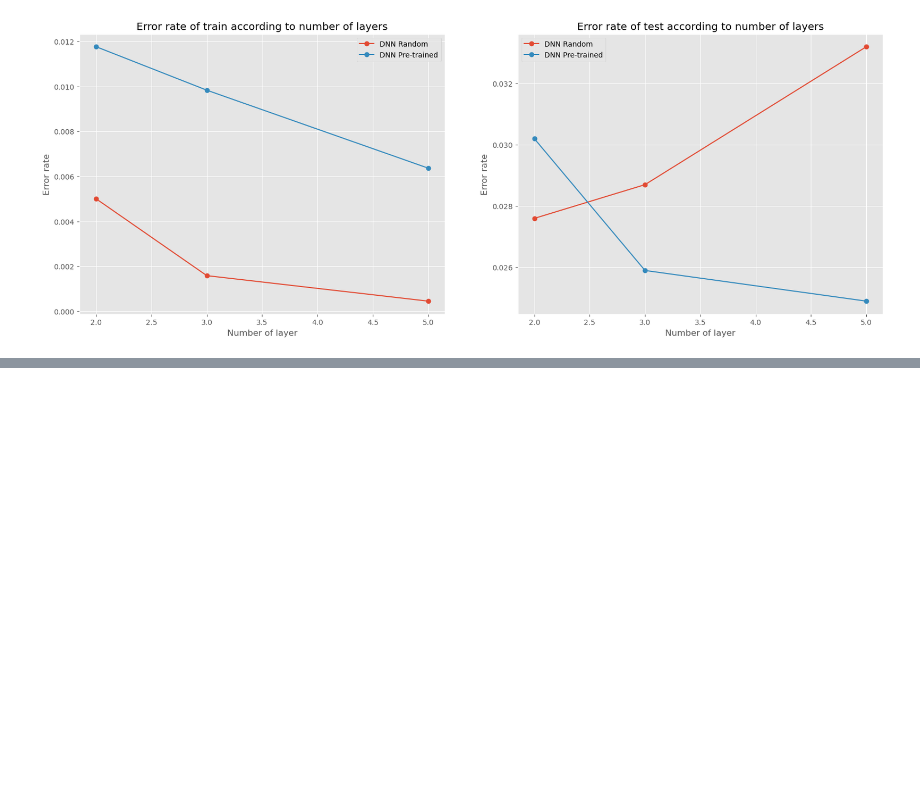
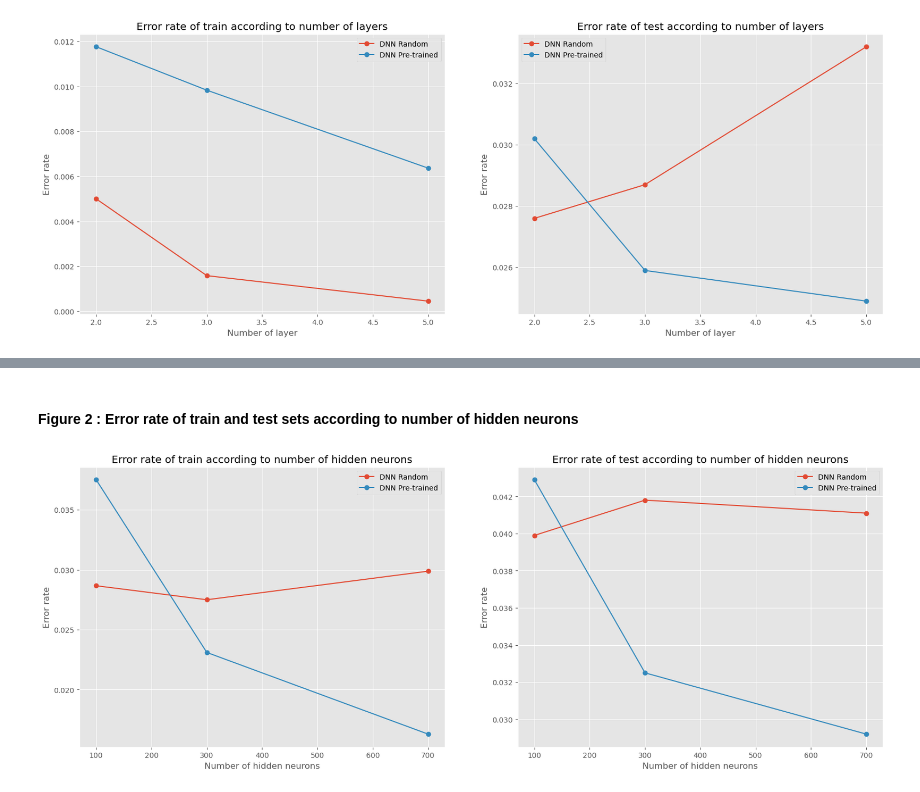
Before and after one commit to Sajjad-scbas/RBM_from_Scratch, a Jupyter notebook: Project_DLII.ipynb, the cells around one changed output, grey strips where cells are left out. Saved outputs shown, nothing was run; the diff lists cells and outputs as text; code cells hidden in the pictures; blank space fills up the shorter version.

```diff
--- a/Project_DLII.ipynb
+++ b/Project_DLII.ipynb
@@ -525,3 +525,28 @@ plt.legend()
 plt.savefig("Fig1.pdf", format="pdf", bbox_inches="tight")
 # %% [output]
 [figure]
+# %%
+num_layers = 2
+nhs = [100, 300, 700]
+error_train_1 = []
+error_train_2 = []
+error_test_1 = []
+error_test_2 = []
+
+for nh in nhs:
+    print(f"Training of network with {nh} hidden neurons ")
+    dnn_random = init_DNN(height*width, nh, num_layers)
+    dnn_pre_trained = init_DNN(height*width, nh, num_layers)
+
+    dnn_random = principal_DNN_MNIST(X_train, y_train, n_samples, dnn_random, False, num_epochs_rbm, num_epochs_retro, lr, batch_size)
+    dnn_pre_trained = principal_DNN_MNIST(X_train, y_train, n_samples, dnn_pre_trained, True, num_epochs_rbm, num_epochs_retro, lr, batch_size)
+
+
+    ###### Misclassification rates #######
+    print('Calculating errors on the train and test set')
+    #Train
+    error_train_1.append(test_DNN(dnn_random, X_train, y_train))
+    error_train_2.append(test_DNN(dnn_pre_trained, X_train, y_train))
+    #Test
+    error_test_1.append(test_DNN(dnn_random, X_test, y_test))
+    error_test_2.append(test_DNN(dnn_pre_trained, X_test, y_test))
@@ -527,0 +571,24 @@ plt.savefig("Fig1.pdf", format="pdf", bbox_inches="tight")
+# %% [markdown]
+#### Figure 2 : Error rate of train and test sets according to number of hidden neurons
+# %%
+fig = plt.figure(figsize=(20,7))
+
+ax = fig.add_subplot(1, 2, 2)
+plt.plot(nhs, error_test_1, label='DNN Random', marker='o')
+plt.plot(nhs, error_test_2, label='DNN Pre-trained', marker='o')
+plt.xlabel("Number of hidden neurons")
+plt.ylabel("Error rate")
+plt.title("Error rate of test according to number of hidden neurons")
+plt.legend()
+
+ax = fig.add_subplot(1, 2, 1)
+plt.plot(nhs, error_train_1, label='DNN Random', marker='o')
+plt.plot(nhs, error_train_2, label='DNN Pre-trained', marker='o')
+plt.xlabel("Number of hidden neurons")
+plt.ylabel("Error rate")
+plt.title("Error rate of train according to number of hidden neurons")
+plt.legend()
+
+plt.savefig("Fig2.pdf", format="pdf", bbox_inches="tight")
+# %% [output]
+[figure, added]
```
Also changed, not shown: parts of 10 cells of this notebook.
